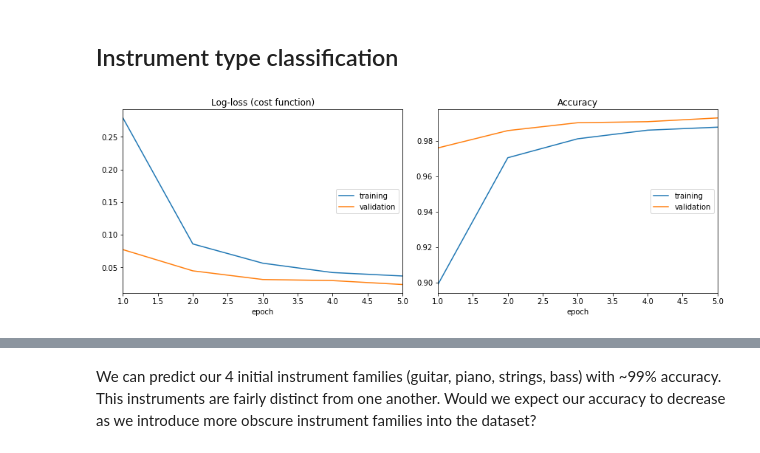
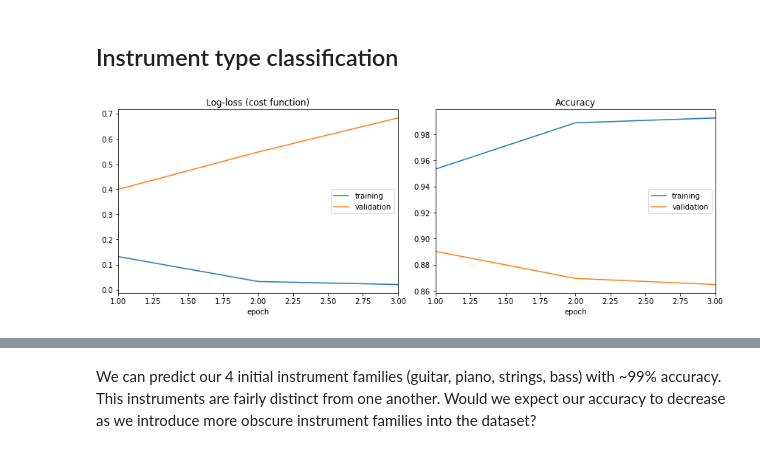
Before and after one commit to MattGraz/engr511, a Jupyter notebook: notebooks/generated_chord_model.ipynb, the cells around one changed output, grey strips where cells are left out. Drawn from its saved outputs; the diff is of its cells as text; code cells hidden in the pictures.

Commit message:
update train/test

```diff
--- a/notebooks/generated_chord_model.ipynb
+++ b/notebooks/generated_chord_model.ipynb
@@ -112,2 +121,4 @@ train_x_input = [librosa.load(file, sr=16000, duration=1)[0] for file in tqdm(me
 # %% [output]
 [interactive output not drawn]
+# %%
+val_x_input = [librosa.load(file, sr=16000, duration=1)[0] for file in tqdm(val_df_sample.filename)]
@@ -119,7 +132,10 @@ test_x_input = [librosa.load(file, sr=16000, duration=1)[0] for file in tqdm(tes
 import scipy.fftpack
 # %%
 # Convert all chords from time to frequency domain
-train_x_stft = [scipy.fftpack.fft(sound)[0:8000] for sound in tqdm(train_x_input)]
-train_x_stft = np.array(train_x_stft)
+train_x_fft = [scipy.fftpack.fft(sound)[0:8000] for sound in tqdm(train_x_input)]
+train_x_fft = np.array(train_x_fft)
 # %% [output]
 [interactive output not drawn]
+# %%
+val_x_fft = [scipy.fftpack.fft(sound)[0:8000] for sound in tqdm(val_x_input)]
+val_x_fft = np.array(val_x_fft)
@@ -131,18 +153,21 @@ test_x_stft = np.array(test_x_stft)
 # %%
 # Create one hot matrix of instrument type
 le_note_base = LabelEncoder()
-le_note_base.fit(metadata_df_sample.chord_name_base)
-train_y_note_base = to_categorical(le_note_base.transform(metadata_df_sample.chord_name_base))
+le_note_base.fit(train_df_sample.chord_name_base)
+train_y_note_base = to_categorical(le_note_base.transform(train_df_sample.chord_name_base))
+val_y_note_base = to_categorical(le_note_base.transform(val_df_sample.chord_name_base))
 test_y_note_base = to_categorical(le_note_base.transform(test_df_sample.chord_name_base))
 
 le_instrument_family = LabelEncoder()
-le_instrument_family.fit(metadata_df_sample.instrument_family)
-train_y_instrument_family = to_categorical(le_instrument_family.transform(metadata_df_sample.instrument_family))
+le_instrument_family.fit(train_df_sample.instrument_family)
+train_y_instrument_family = to_categorical(le_instrument_family.transform(train_df_sample.instrument_family))
+val_y_instrument_family = to_categorical(le_instrument_family.transform(val_df_sample.instrument_family))
 test_y_instrument_family = to_categorical(le_instrument_family.transform(test_df_sample.instrument_family))
 
 le_chord_type = LabelEncoder()
-le_chord_type.fit(metadata_df_sample.chord_type)
-train_y_chord_type = to_categorical(le_chord_type.transform(metadata_df_sample.chord_type))
+le_chord_type.fit(train_df_sample.chord_type)
+train_y_chord_type = to_categorical(le_chord_type.transform(train_df_sample.chord_type))
+val_y_chord_type = to_categorical(le_chord_type.transform(val_df_sample.chord_type))
 test_y_chord_type = to_categorical(le_chord_type.transform(test_df_sample.chord_type))
 # %% [markdown]
 ## Chord Classification
@@ -231,12 +255,12 @@ model.compile(optimizer=keras.optimizers.Adam(),
               loss="categorical_crossentropy",
               metrics=['acc'])
 # %%
-history = model.fit([train_x_stft],
+history = model.fit([train_x_fft],
                     train_y_instrument_family,
-                    epochs=5,
+                    epochs=3,
                     batch_size=32,
-                    validation_split=.20,
+                    validation_data=(val_x_fft, val_y_instrument_family),
                     callbacks=[PlotLossesKeras()])
 # %% [output]
-[figure, old version]
+[figure, new version]
 # %%
```
Also changed, not shown: parts of 31 cells of this notebook.
